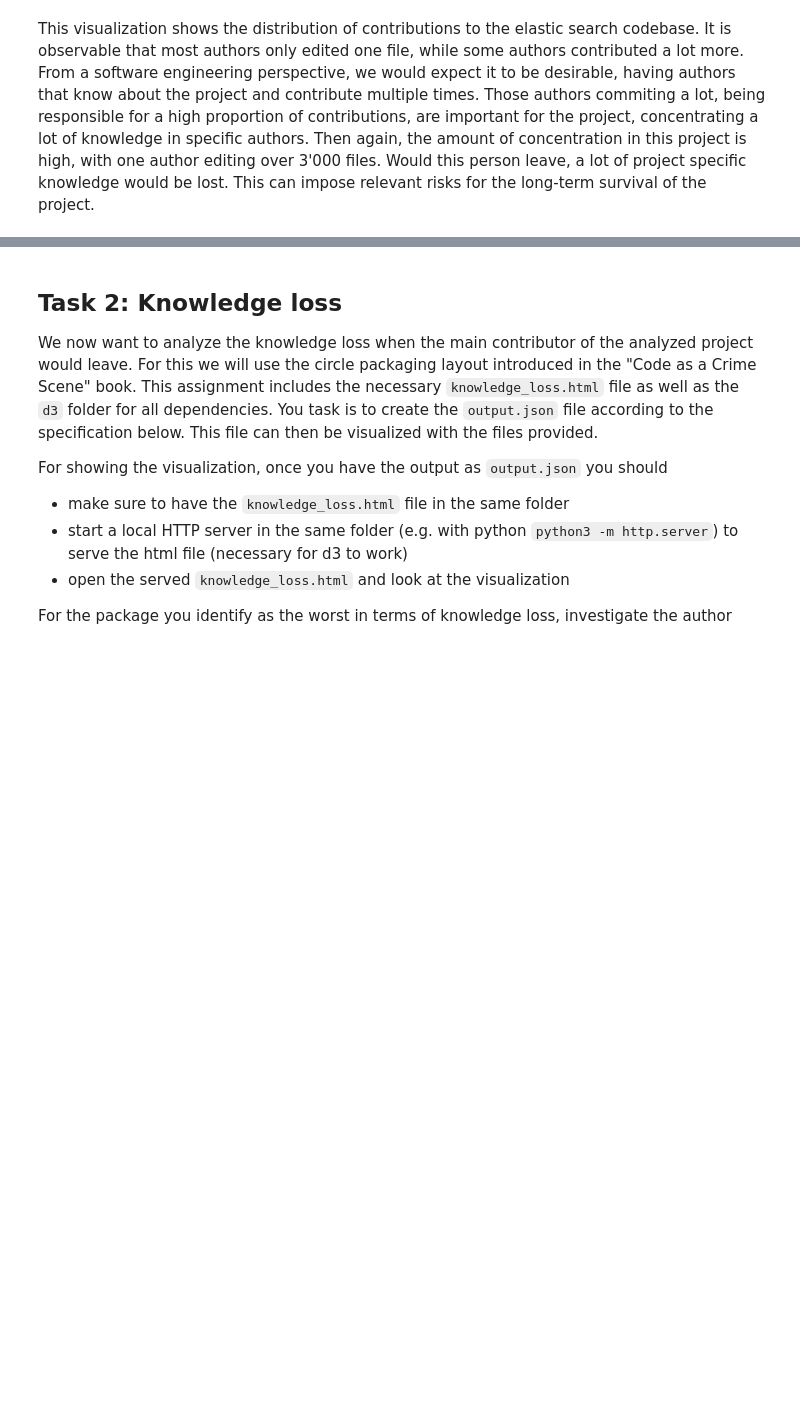
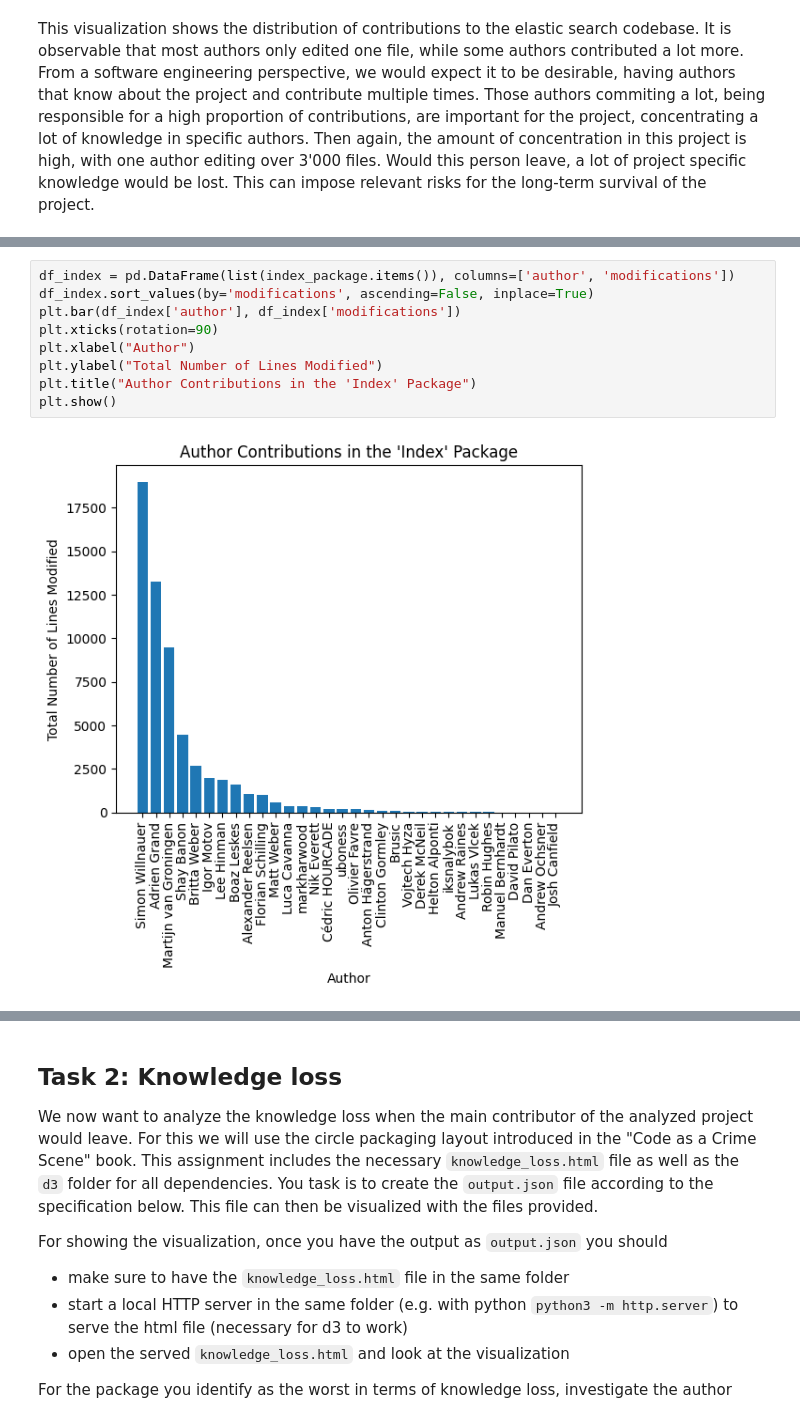
Before and after one commit to dominic-tobler/fss-group-dorech-FSS_SE_Sheet_1, a Jupyter notebook: FSS-SEII-Assignment-2025.ipynb, the cells around one changed output, grey strips where cells are left out. Cells and saved outputs as stored; diff of their text form; blank space fills up the shorter version.

```diff
--- a/FSS-SEII-Assignment-2025.ipynb
+++ b/FSS-SEII-Assignment-2025.ipynb
@@ -134,0 +174,11 @@ From a software engineering perspective, we would expect it to  be desirable, ha
+# %%
+df_index = pd.DataFrame(list(index_package.items()), columns=['author', 'modifications'])
+df_index.sort_values(by='modifications', ascending=False, inplace=True)
+plt.bar(df_index['author'], df_index['modifications'])
+plt.xticks(rotation=90)
+plt.xlabel("Author")
+plt.ylabel("Total Number of Lines Modified")
+plt.title("Author Contributions in the 'Index' Package")
+plt.show()
+# %% [output]
+[figure, added]
```
Also changed, not shown: parts of 7 cells of this notebook.
